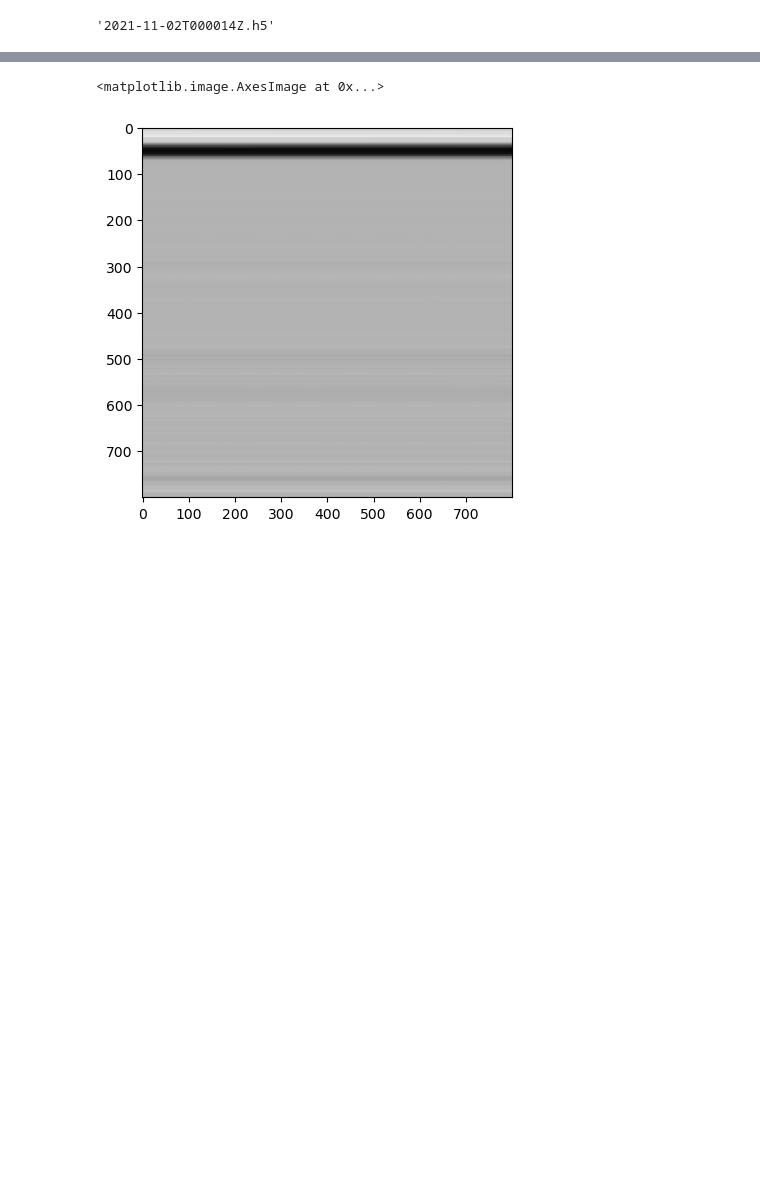
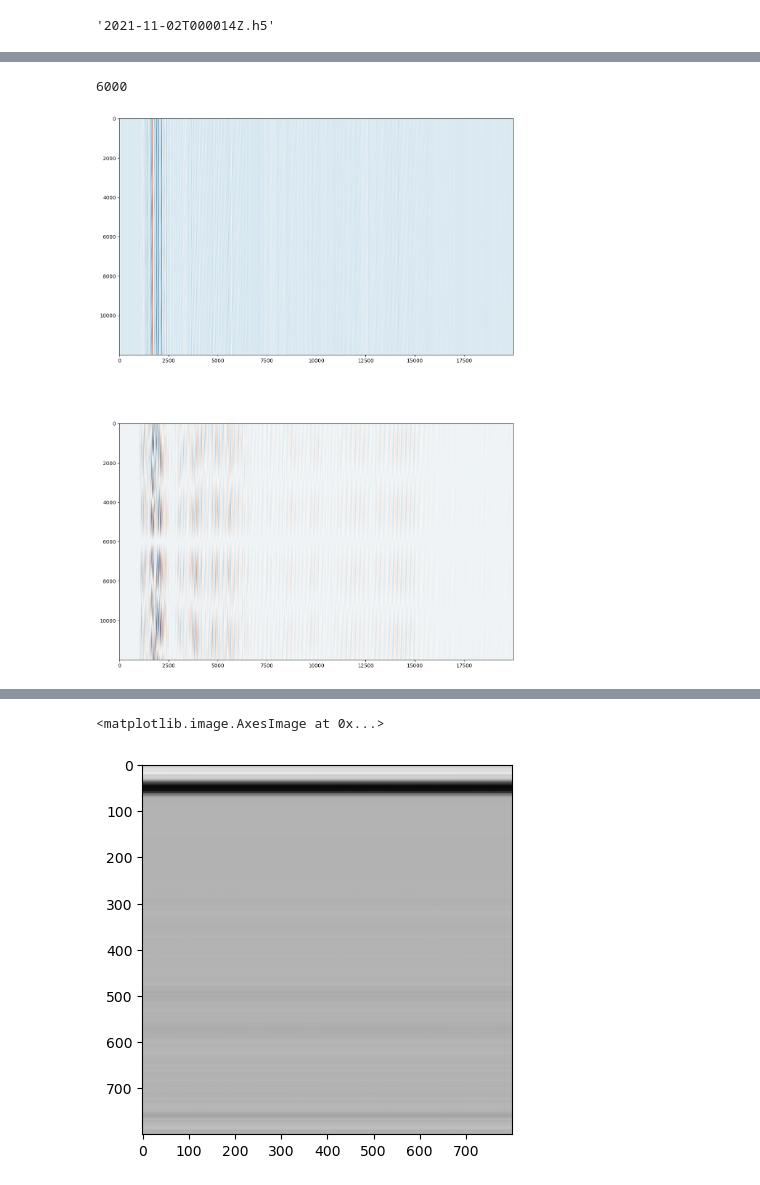
Before and after one commit to niyiyu/DASstore, a Jupyter notebook: notebooks/robtestnbk.ipynb, the cells around one changed output, grey strips where cells are left out. Cells and saved outputs as stored; diff of their text form; code cells hidden in the pictures; blank space fills up the shorter version.

```diff
--- a/notebooks/robtestnbk.ipynb
+++ b/notebooks/robtestnbk.ipynb
@@ -75,6 +74,9 @@ obj.object_name
+# %%
+filename = '2021-11-02T000014Z.h5'
 # %%
 import xarray as xr
-ds = xr.open_dataset('./../../data/das/' + obj.object_name, group='Acquisition/Raw[0]')
+import numpy as np
+ds = xr.open_dataset('./../../data/das/' + filename, group='Acquisition/Raw[0]')
 ds
 # %% [output]
 <xarray.Dataset>
@@ -259,0 +187,5 @@ len(c)
+# %%
+dwid=20000
+dlen=12000
+a=ds.RawData[0:dwid,0:dlen].T.values
+f=np.zeros((dlen, dwid))
@@ -259,0 +253,4 @@ len(c)
+# %%
+print(dlen//2)
+# %% [output]
+6000
@@ -259,0 +261,9 @@ len(c)
+# %%
+from matplotlib import pyplot as plt
+
+fig,ax=plt.subplots(2,figsize=(14,20))
+ax[0].imshow(a, cmap='RdBu')
+ax[1].imshow(f, cmap='RdBu')
+fig.show()
+# %% [output]
+[figure, added]
```
Also changed, not shown: parts of 26 cells of this notebook.
